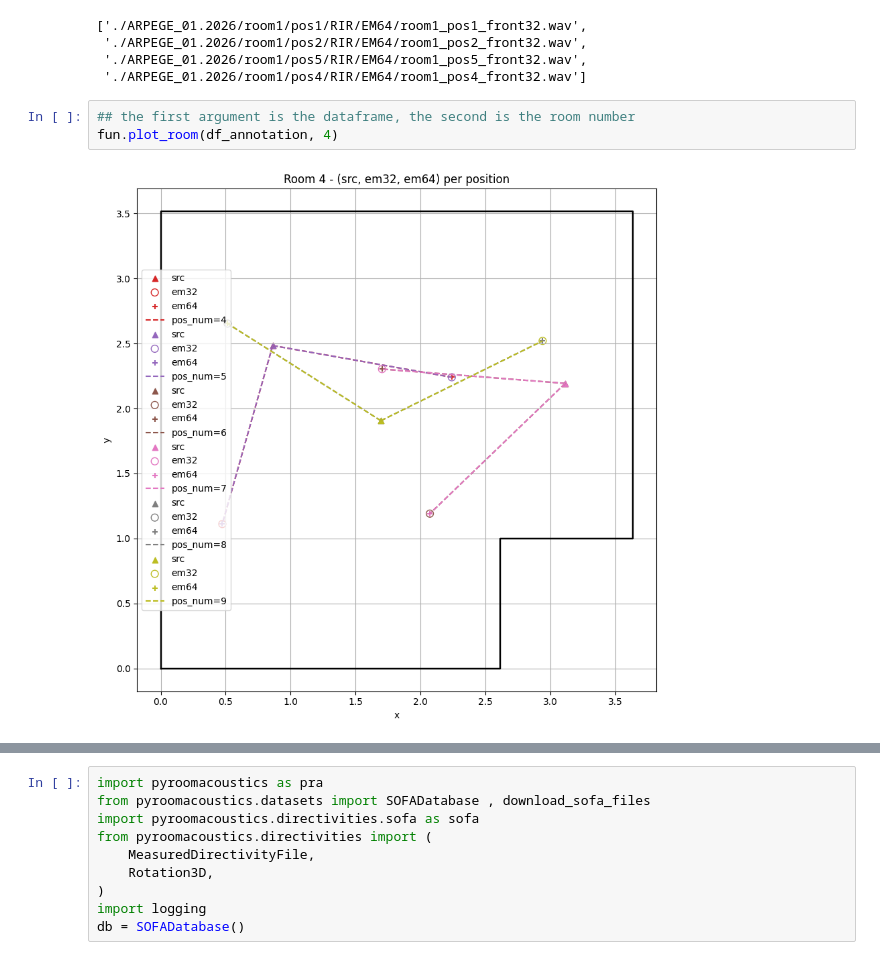
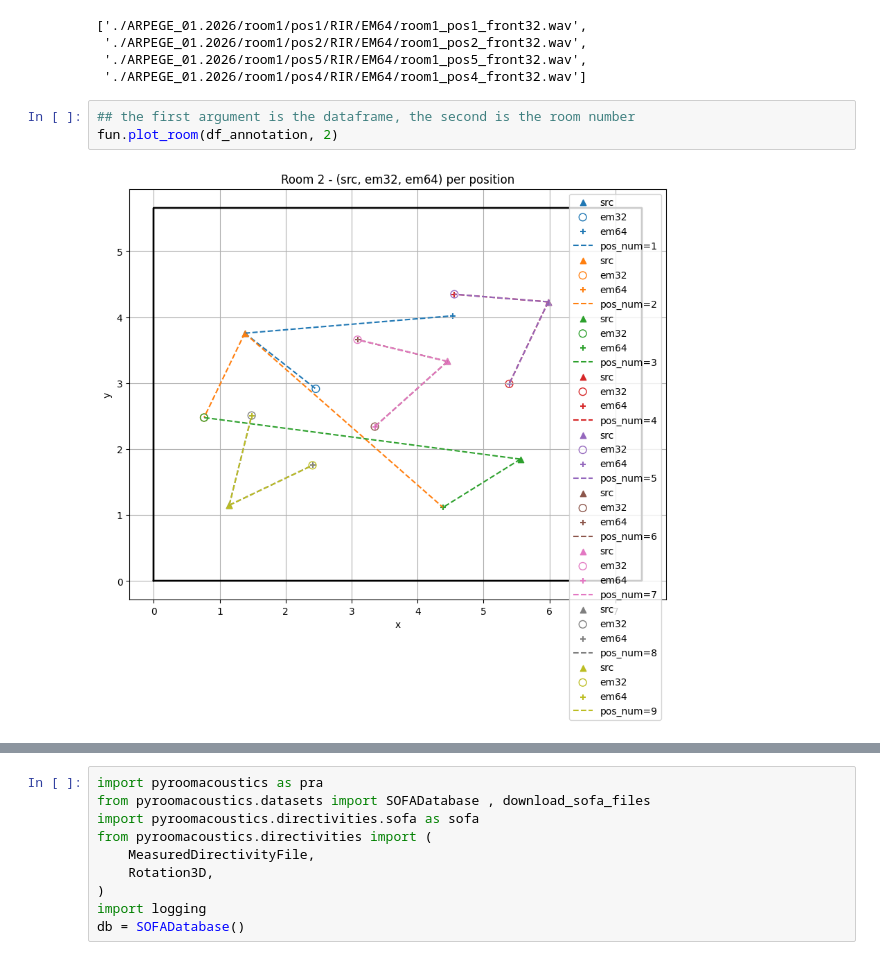
Before and after one commit to jdpascal/ARPEGE, a Jupyter notebook: arpege.ipynb, the cells around one changed output, grey strips where cells are left out. Drawn from its saved outputs; the diff is of its cells as text.

```diff
--- a/arpege.ipynb
+++ b/arpege.ipynb
@@ -54,6 +56,6 @@ df_annotation[mask & mask_2 & mask_3]["path"].to_list()
  './ARPEGE_01.2026/room1/pos4/RIR/EM64/room1_pos4_front32.wav']
 # %%
 ## the first argument is the dataframe, the second is the room number
-fun.plot_room(df_annotation, 4)
+fun.plot_room(df_annotation, 2)
 # %% [output]
-[figure, old version]
+[figure, new version]
```
Also changed, not shown: parts of 9 cells of this notebook, 4 other files.
